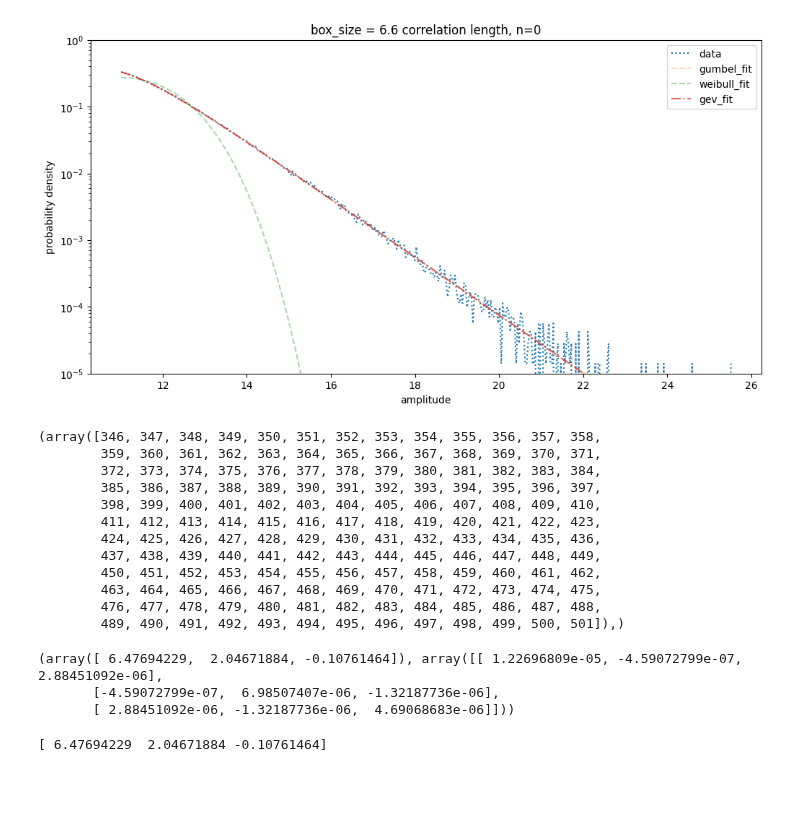
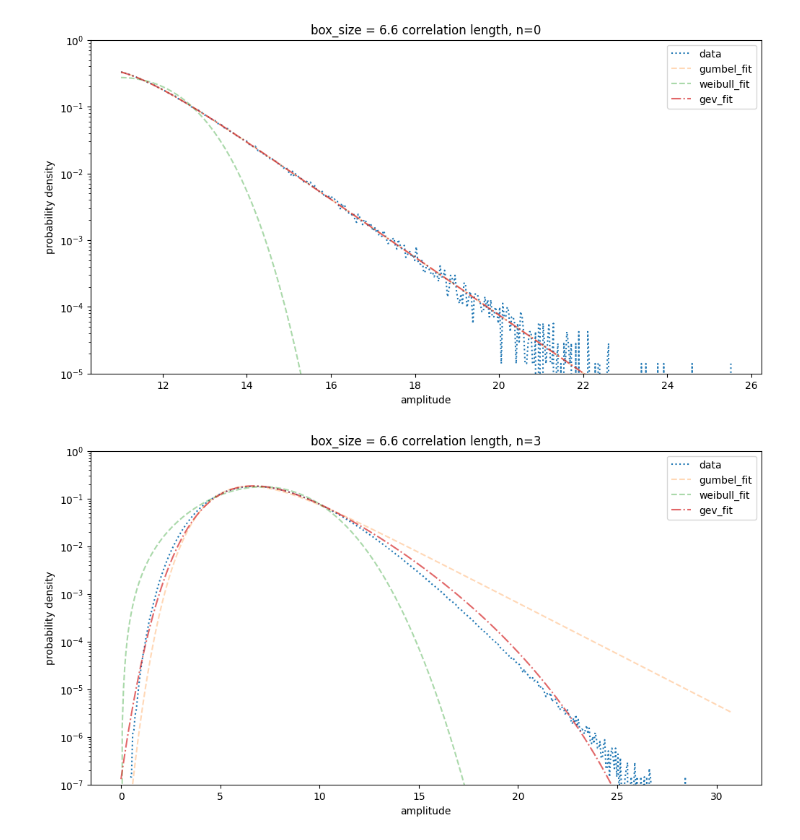
Before and after one commit to khchoi-physik/pbh_simulations, a Jupyter notebook: curve_fitting.ipynb, the cells around one changed output. Cells and saved outputs as stored; diff of their text form; code cells hidden in the pictures; blank space fills up the shorter version.

Commit message:
saved with more data sequential generated from cluster

```diff
--- a/curve_fitting.ipynb
+++ b/curve_fitting.ipynb
@@ -360,30 +347,52 @@ plt.savefig(f'Fitted_tail_data_l_{2*l+1}_k_{k_power}.pdf')
 # %% [output]
 []
 [figure]
-# %%
-np.where(bins>20)
-# %% [output]
-(array([346, 347, 348, 349, 350, 351, 352, 353, 354, 355, 356, 357, 358,
-        359, 360, 361, 362, 363, 364, 365, 366, 367, 368, 369, 370, 371,
-        372, 373, 374, 375, 376, 377, 378, 379, 380, 381, 382, 383, 384,
-        385, 386, 387, 388, 389, 390, 391, 392, 393, 394, 395, 396, 397,
-        398, 399, 400, 401, 402, 403, 404, 405, 406, 407, 408, 409, 410,
-        411, 412, 413, 414, 415, 416, 417, 418, 419, 420, 421, 422, 423,
-        424, 425, 426, 427, 428, 429, 430, 431, 432, 433, 434, 435, 436,
-        437, 438, 439, 440, 441, 442, 443, 444, 445, 446, 447, 448, 449,
-        450, 451, 452, 453, 454, 455, 456, 457, 458, 459, 460, 461, 462,
-        463, 464, 465, 466, 467, 468, 469, 470, 471, 472, 473, 474, 475,
-        476, 477, 478, 479, 480, 481, 482, 483, 484, 485, 486, 487, 488,
-        489, 490, 491, 492, 493, 494, 495, 496, 497, 498, 499, 500, 501]),)
-# %%
-print(params_gev)
-# %% [output]
-(array([ 6.47694229,  2.04671884, -0.10761464]), array([[ 1.22696809e-05, -4.59072799e-07,  2.88451092e-06],
-       [-4.59072799e-07,  6.98507407e-06, -1.32187736e-06],
-       [ 2.88451092e-06, -1.32187736e-06,  4.69068683e-06]]))
-# %%
-print(params_gev[0])
-# %% [output]
-[ 6.47694229  2.04671884 -0.10761464]
 # %%
 # [ 6.45157183  1.99777239 -0.10490122]
+# %%
+ # @title Other EVD Fitting ( Weibull & Frechet)
+
+l = 16
+k_power = 3
+
+# os.chdir(folder_path_2)
+
+# npy_list = glob.glob(f'max_ampligude_l_{l}*.npy')
+
+# data = []
+# for npy in npy_list:
+#     npy_data = np.load(f'{npy}')
+#     np.concatenate((data, npy_data))
+
+# os.chdir(folder_path)
+# #data = np.load(f'max_ampligude_l_16_k_3.npy')
+
+os.chdir(frechet_path)
+
+hists, bins = np.histogram(data, density =True, bins= bins_sizes)
+
+# params_frechet = sp.optimize.curve_fit(frechet, bins[1:], hists , p0=[4,7,-7]) # fit frechet
+params_gumbel  = sp.optimize.curve_fit(gumbel, bins[1:], hists, p0=[1 ,1.]) # fit gumbel
+params_weibull = sp.optimize.curve_fit(weibull, bins[1:], hists) # fit weibull
+params_gev = sp.optimize.curve_fit(gev, bins[1:], hists, p0=[6 , 1 ,0.]) # fit gev
+
+xrange = np.linspace(0,bins[1:].max(), bins[1:].shape[0]) # define xrange by bin size and bin location
+
+plt.figure(figsize=(12,6) )
+plt.plot(bins[1:],hists, label='data', alpha=1, linestyle = 'dotted') # plot data
+
+plt.plot(xrange, gumbel(xrange, *params_gumbel[0]), label= 'gumbel_fit', alpha=0.3, linestyle = 'dashed') # plot gumbel
+plt.plot(xrange, weibull(xrange, *params_weibull[0]), label= 'weibull_fit', alpha=0.4, linestyle = 'dashed') # plot weibull
+plt.plot(xrange, gev(xrange, *params_gev[0]), label= 'gev_fit', alpha=0.7, linestyle = 'dashdot') # plot weibull
+# plt.plot(xrange, frechet(xrange, *params_frechet[0]), label= 'frechet_fit', alpha=0.4, linestyle = 'dotted', color ='k') # plot frechet
+plt.xlabel('amplitude')
+plt.ylabel('probability density')
+plt.yscale('log')
+plt.ylim(1e-7,1)
+plt.title(f'box_size = {(2*l+1)/5} correlation length, n={k_power}')
+
+plt.legend()
+
+plt.savefig(f'Large_Fitted_data_l_{2*l+1}_k_{k_power}.pdf')
+# %% [output]
+[figure, added]
```
Also changed, not shown: parts of 8 cells of this notebook.
